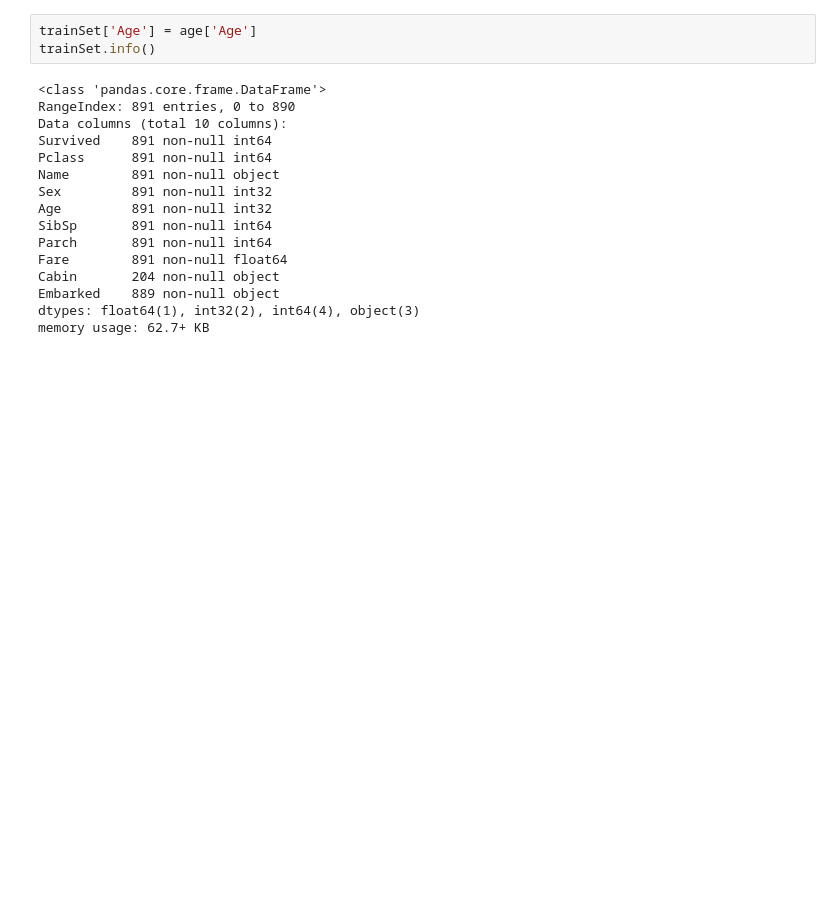
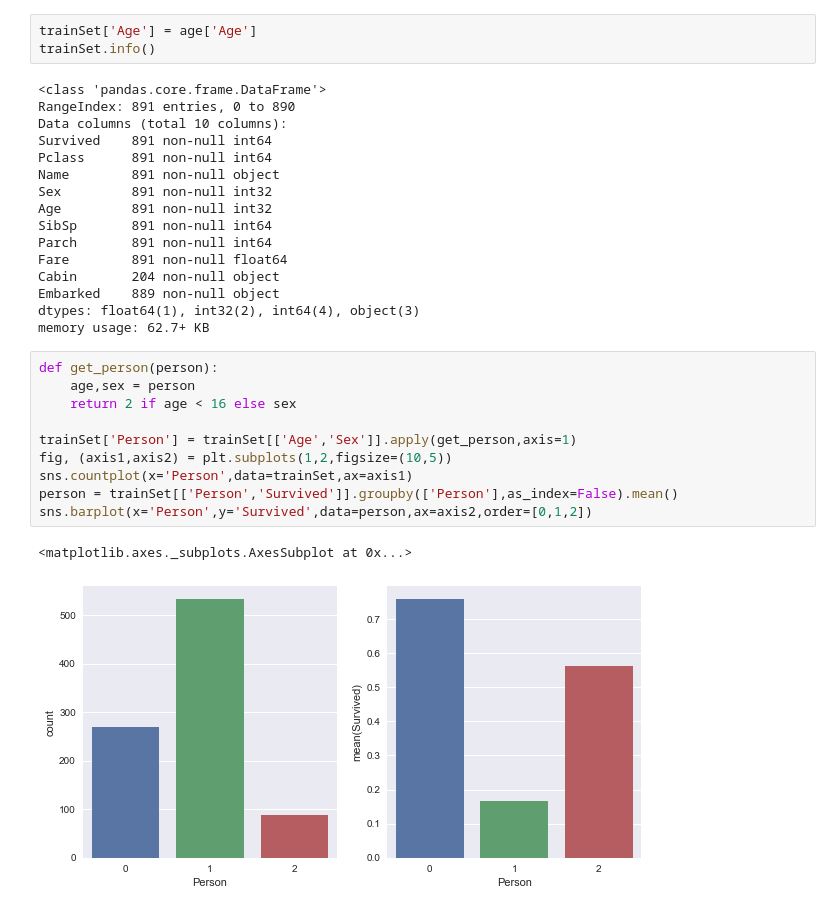
Before and after one commit to zhongzishi/Python-learning-notebooks, a Jupyter notebook: Kaggle/Titanic/Titanic.ipynb, the cells around one changed output. Drawn from its saved outputs; the diff is of its cells as text; blank space fills up the shorter version.

```diff
--- a/Kaggle/Titanic/Titanic.ipynb
+++ b/Kaggle/Titanic/Titanic.ipynb
@@ -166,3 +171,16 @@ Cabin       204 non-null object
 Embarked    889 non-null object
 dtypes: float64(1), int32(2), int64(4), object(3)
 memory usage: 62.7+ KB
+# %%
+def get_person(person):
+    age,sex = person
+    return 2 if age < 16 else sex
+
+trainSet['Person'] = trainSet[['Age','Sex']].apply(get_person,axis=1)
+fig, (axis1,axis2) = plt.subplots(1,2,figsize=(10,5))
+sns.countplot(x='Person',data=trainSet,ax=axis1)
+person = trainSet[['Person','Survived']].groupby(['Person'],as_index=False).mean()
+sns.barplot(x='Person',y='Survived',data=person,ax=axis2,order=[0,1,2])
+# %% [output]
+<matplotlib.axes._subplots.AxesSubplot at 0x...>
+[figure, added]
```
Also changed, not shown: parts of 2 cells of this notebook.
